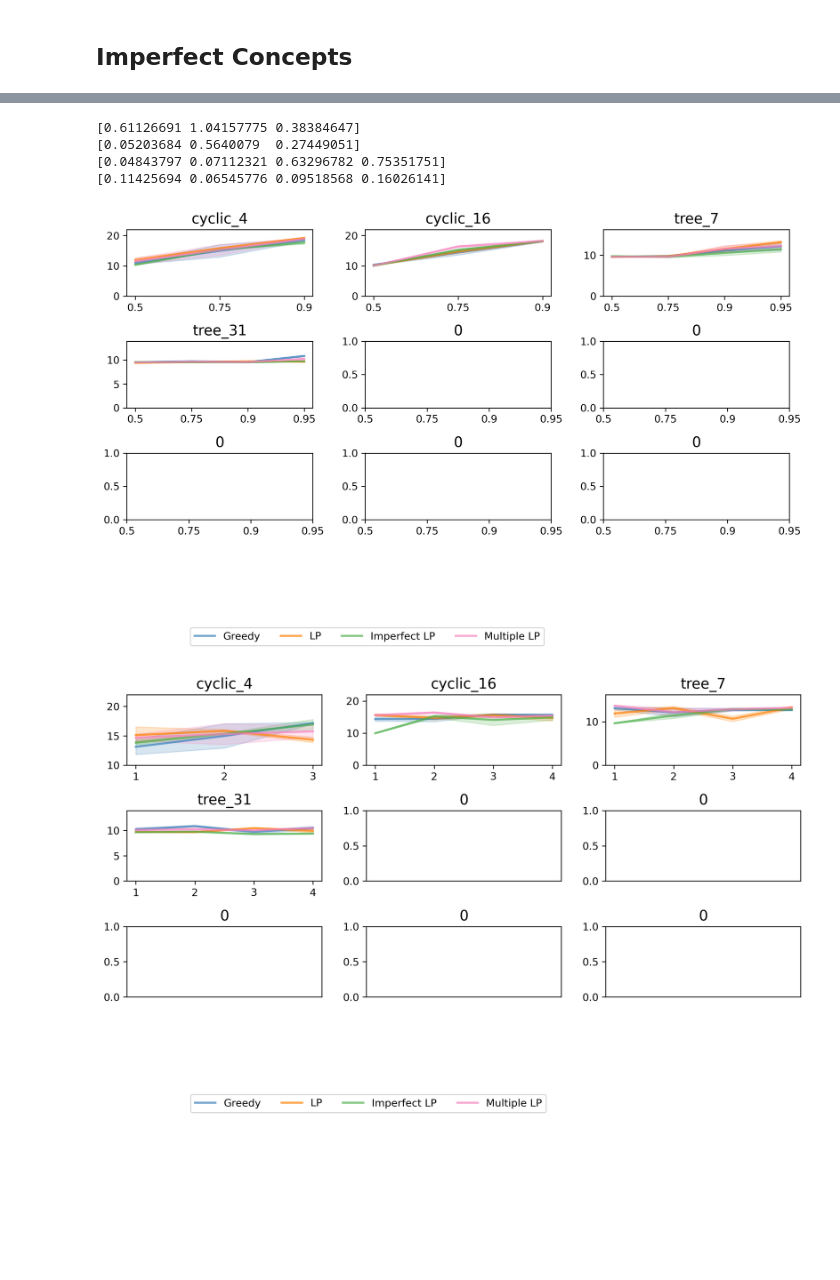
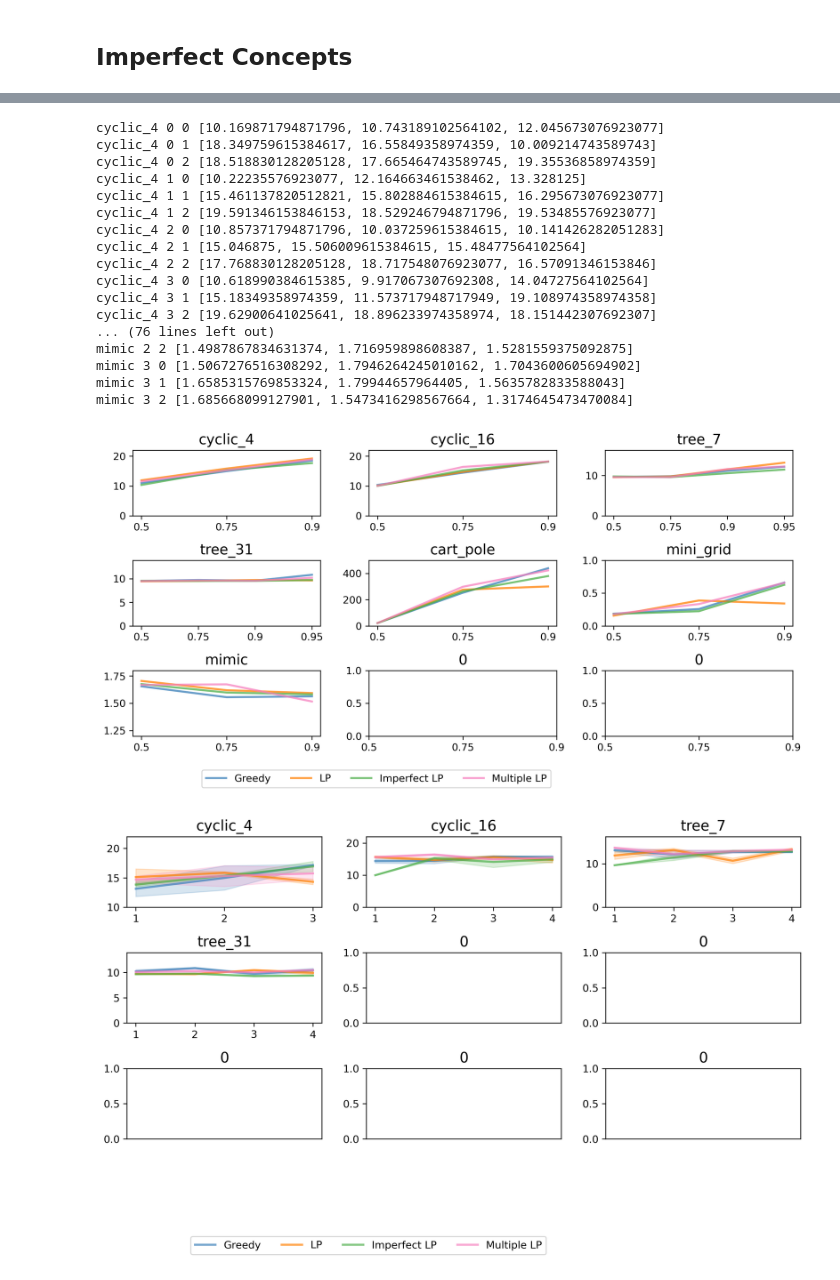
Before and after one commit to naveenr414/concept_decisions, a Jupyter notebook: scripts/notebooks/Plotting.ipynb, the cells around one changed output, grey strips where cells are left out. Drawn from its saved outputs; the diff is of its cells as text; code cells hidden in the pictures; blank space fills up the shorter version.

```diff
--- a/scripts/notebooks/Plotting.ipynb
+++ b/scripts/notebooks/Plotting.ipynb
@@ -22,10 +25,10 @@ training_times = {
     'cyclic_16':10_000,
     'tree_7': 25_000,
     'tree_31': 25_000,
-    'cart_pole': 250000,
-    'mini_grid': 12_000_000,
+    'cart_pole': 1_000_000,
+    'mini_grid': 250_000,
+    'mimic': 250_000,
     'pong': 2_000_000,
     'boxing': 2_000_000,
-    'mimic': 100_000,
 }
 # %%
@@ -226,17 +230,18 @@ training_times = {
     'cyclic_16':10_000,
     'tree_7': 25_000,
     'tree_31': 25_000,
-    'cart_pole': 250000,
-    'mini_grid': 12_000_000,
-    'pong': 12_000_000,
-    'boxing': 12_000_000,
-    'mimic': 250000,
+    'cart_pole': 1_000_000,
+    'mini_grid': 250_000,
+    'mimic': 250_000,
+    'pong': 2_000_000,
+    'boxing': 2_000_000,
 }
 # %%
-fixed_accuracies = [[0.5,0.75,0.9],[0.5,0.75,0.9]]+[[0.5,0.75,0.9,0.95] for i in range(7)]
-num_concepts_selected = [2,2,2,2]
-num_concepts = [3,15,4,6]
-environments = ["cyclic_4","cyclic_16","tree_7","tree_31"]
+fixed_accuracies = [[0.5,0.75,0.9],[0.5,0.75,0.9]]+[[0.5,0.75,0.9,0.95] for i in range(2)]+[[0.5,0.75,0.9] for i in range(5)]
+
+num_concepts_selected = [2,2,2,2,15,40,40]
+num_concepts = [3,15,4,6,24,44,141]
+environments = ["cyclic_4","cyclic_16","tree_7","tree_31","cart_pole","mini_grid","mimic"]
 
 greedy_selection = [[0 for i in range(len(fixed_accuracies[i]))] for i in range(len(environments))]
 lp_selection = [[0 for i in range(len(fixed_accuracies[i]))] for i in range(len(environments))]
@@ -247,6 +252,7 @@ for j,e in enumerate(environments):
         matching_params = get_results_matching_parameters("imperfect","",{'environment_string': e,'num_concepts_selected': num_concepts_selected[j],
                         'training_timesteps': training_times[e], 'concept_source': 'human_selected_binary', 'run_intervention': False,
                         'cbm_accuracy_by_concept': [n for i in range(num_concepts[j])]})
+        print(e,len(matching_params))
         assert len(matching_params) <= 3
         if len(matching_params) > 0 and 'inaccurate_comparison' in matching_params[0] and 'multiple_lp' in matching_params[0]['inaccurate_comparison']:
             imperfect_comparison = matching_params[0]['inaccurate_comparison']
@@ -278,42 +302,59 @@ def flatten_to_square(lst):
         x,y = index_to_tuple(i)
         res[x][y] = lst[i]
 
     return res
 
 titles = flatten_to_square(environments)
 
 sup_y_label = ""
 overall_format = {'figsize':(10,5),
     'style_size': style_size,
     'has_grid': False,
-    'y_lim': [[[0,22],[0,22],[0,(10*4/7+20*3/7)+2]],[[0,(10*25/31+20*6/31)+2],[0,1],[0,1]],[[0,1],[0,1],[0,1]]],
+    'y_lim': [[[0,22],[0,22],[0,(10*4/7+20*3/7)+2]],[[0,(10*25/31+20*6/31)+2],[0,500],[0,1]],[[1.2,1.8],[0,1],[0,1]]],
     'x_ticks': [[[list(range(len(fixed_accuracies[3*i+j]))),fixed_accuracies[3*i+j]] for j in range(3)] for i in range(3)]
 }
 
 fig,ax = create_axes(plot_dimensions,overall_format,titles=titles)
 
 line_format = {'color_palette': 'six_color', 'linewidth': 2}
 plt.tight_layout()
 
 all_labels = ["Greedy","LP","Imperfect LP","Multiple LP"]
 
 for i in range(len(environments)):
     x_groups = [list(range(len(arr[i]))) for arr in [greedy_selection,lp_selection,imperfect_selection,multiple_selection]]
     y_vals = [[np.mean(arr[i][j]) for j in range(len(arr[i]))] for arr in [greedy_selection,lp_selection,imperfect_selection,multiple_selection]]
-    y_std = [[np.std(arr[i][j])/len(arr[i][j])**.5 for j in range(len(arr[i]))] for arr in [greedy_selection,lp_selection,imperfect_selection,multiple_selection
+
+    for idx,arr in enumerate([greedy_selection,lp_selection,imperfect_selection,multiple_selection]):
+        for j in range(len(arr[i])):
+            print(environments[i],idx,j,arr[i][j])
+
+    y_std = [[np.std(arr[i][j])/len(arr[i][j])**.5*0 for j in range(len(arr[i]))] for arr in [greedy_selection,lp_selection,imperfect_selection,multiple_selection
                                                                                             ]]
     x,y = index_to_tuple(i)
     plot_line(ax[x][y],x_groups,y_vals,y_std,all_labels,line_format)
-    print(np.mean(y_std,axis=0))
-legend_format = {'style_size': style_size,'type': 'is_global', 'loc': 'lower left', 'ncol': 4, 'bbox_to_anchor': (0.15,-0.25),'fontsize': 14}
+legend_format = {'style_size': style_size,'type': 'is_global', 'loc': 'lower left', 'ncol': 4, 'bbox_to_anchor': (0.15,-0.05),'fontsize': 14}
 create_legend(fig,ax,plot_dimensions,legend_format)
 fig.savefig("../../results/figures/imperfect_comparison.pdf",dpi=300, bbox_inches='tight')
 # %% [output]
-[0.61126691 1.04157775 0.38384647]
-[0.05203684 0.5640079  0.27449051]
-[0.04843797 0.07112321 0.63296782 0.75351751]
-[0.11425694 0.06545776 0.09518568 0.16026141]
+cyclic_4 0 0 [10.169871794871796, 10.743189102564102, 12.045673076923077]
+cyclic_4 0 1 [18.349759615384617, 16.55849358974359, 10.009214743589743]
+cyclic_4 0 2 [18.518830128205128, 17.665464743589745, 19.35536858974359]
+cyclic_4 1 0 [10.22235576923077, 12.164663461538462, 13.328125]
+cyclic_4 1 1 [15.461137820512821, 15.802884615384615, 16.295673076923077]
+cyclic_4 1 2 [19.591346153846153, 18.529246794871796, 19.53485576923077]
+cyclic_4 2 0 [10.857371794871796, 10.037259615384615, 10.141426282051283]
+cyclic_4 2 1 [15.046875, 15.506009615384615, 15.48477564102564]
+cyclic_4 2 2 [17.768830128205128, 18.717548076923077, 16.57091346153846]
+cyclic_4 3 0 [10.618990384615385, 9.917067307692308, 14.04727564102564]
+cyclic_4 3 1 [15.18349358974359, 11.573717948717949, 19.108974358974358]
+cyclic_4 3 2 [19.62900641025641, 18.896233974358974, 18.151442307692307]
+... (76 lines left out)
+mimic 2 2 [1.4987867834631374, 1.716959898608387, 1.5281559375092875]
+mimic 3 0 [1.5067276516308292, 1.7946264245010162, 1.7043600605694902]
+mimic 3 1 [1.6585315769853324, 1.79944657964405, 1.5635782833588043]
+mimic 3 2 [1.685668099127901, 1.5473416298567664, 1.3174645473470084]
-[figure, old version]
+[figure, new version]
 # %%
 fixed_accuracy=[0.75,0.75,0.95,0.95]
 num_concepts_selected = [[1,2,3],[1,2,3,4],[1,2,3,4],[1,2,3,4]]
```
Also changed, not shown: parts of 21 cells of this notebook, 14 other files.
